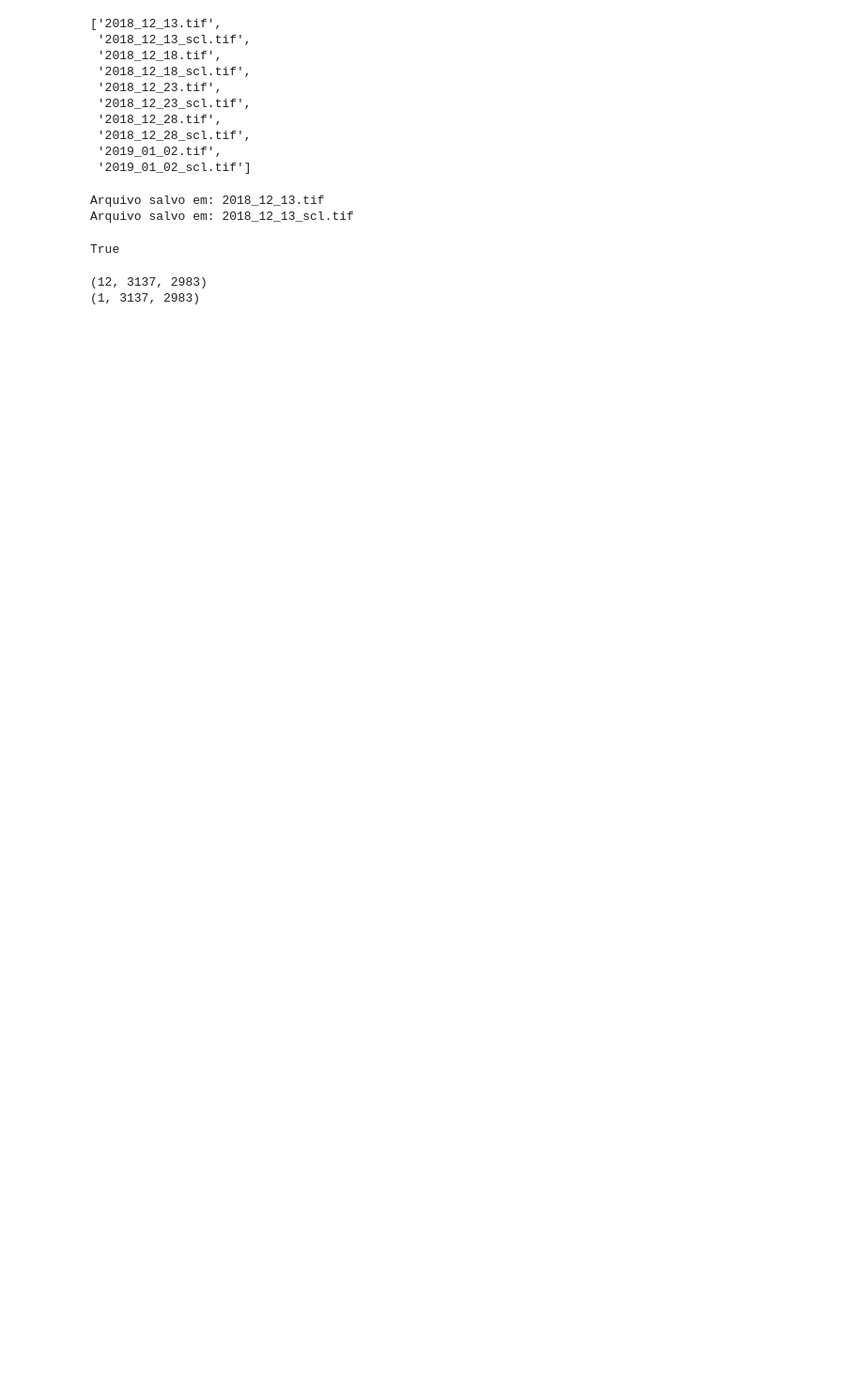
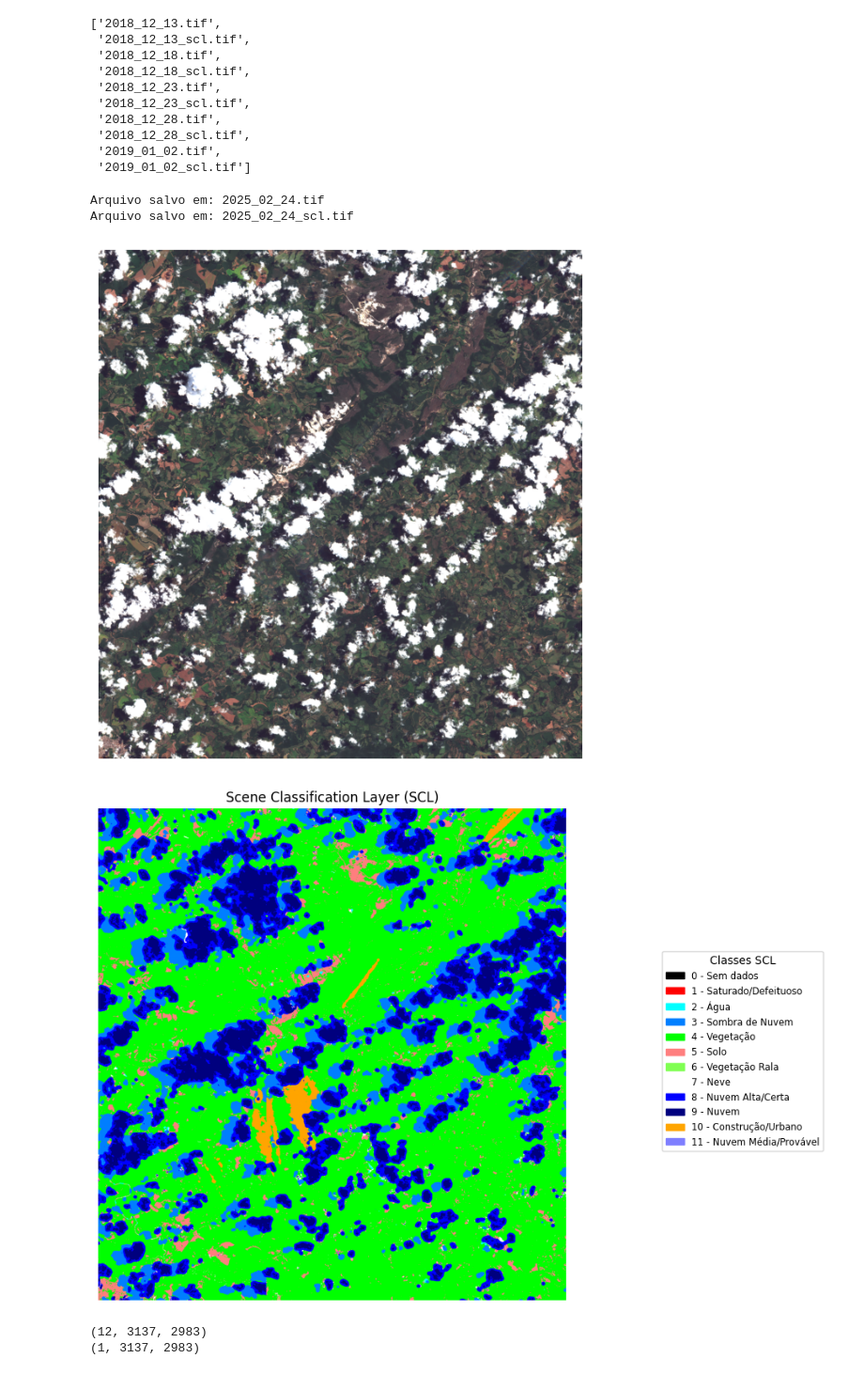
Before and after one commit to rafavidal1709/projeto_aplicado_iv, a Jupyter notebook: Carcara_targz.ipynb, the cells around one changed output. Shown at 94% size. Saved outputs shown, nothing was run; the diff lists cells and outputs as text; code cells hidden in the pictures; blank space fills up the shorter version.

```diff
--- a/Carcara_targz.ipynb
+++ b/Carcara_targz.ipynb
@@ -39,11 +39,19 @@ all_files[:10]
  '2018_12_28_scl.tif',
  '2019_01_02.tif',
  '2019_01_02_scl.tif']
-# %%
-carcara.api.downloadFile('2018_12_13.tif')
-carcara.api.downloadFile('2018_12_13_scl.tif')
-# %% [output]
-Arquivo salvo em: 2018_12_13.tif
-Arquivo salvo em: 2018_12_13_scl.tif
-True
+# %%
+date = "2025_02_24"
+
+carcara.api.downloadFile( date + ".tif" )
+carcara.api.downloadFile( date + "_scl.tif" )
+
+carcara.dataset.show(date)
+carcara.dataset.showSCL(date)
+
+print("")
+# %% [output]
+Arquivo salvo em: 2025_02_24.tif
+Arquivo salvo em: 2025_02_24_scl.tif
+[figure, added]
+[figure, added]
 # %%
```
Also changed, not shown: parts of 3 cells of this notebook.
